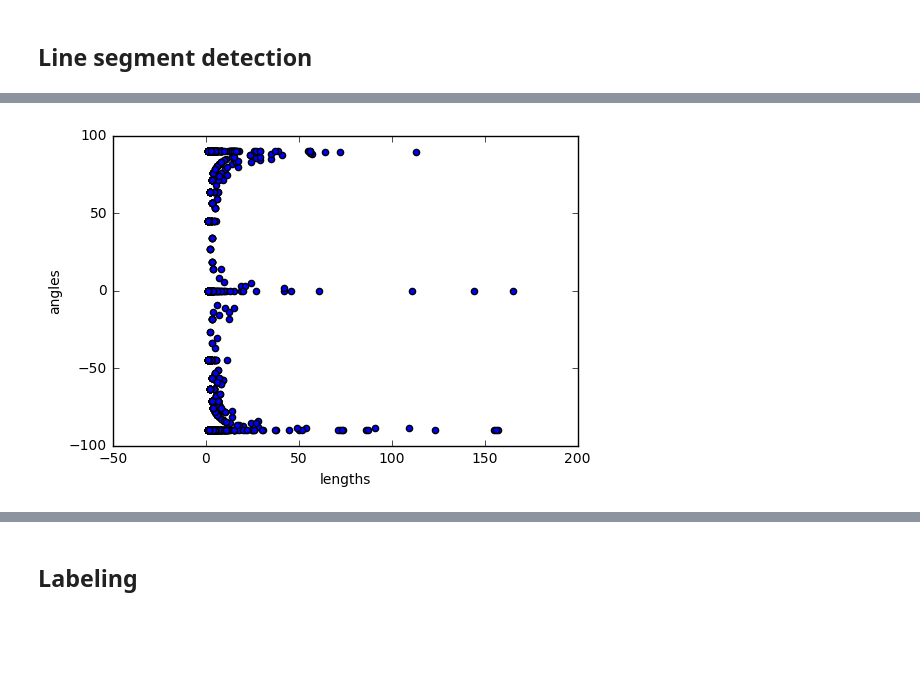
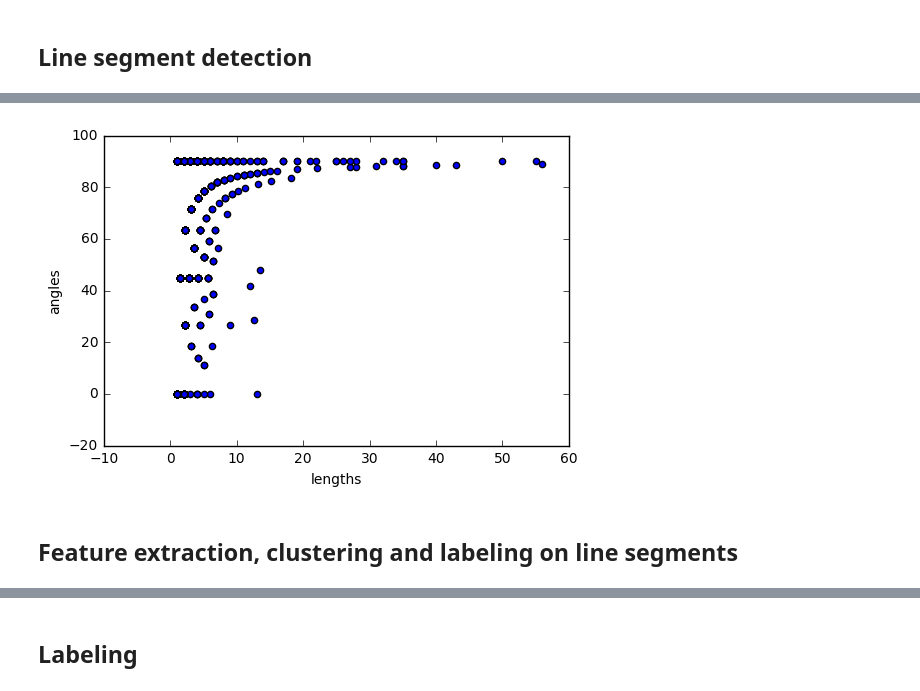
Before and after one commit to liu963/insight-project, a Jupyter notebook: pattern-recognition/PatternRecognition.ipynb, the cells around one changed output, grey strips where cells are left out. Drawn from its saved outputs; the diff is of its cells as text; code cells hidden in the pictures; blank space fills up the shorter version.

Commit message:
Implemented labeling and classification using line segments

```diff
--- a/pattern-recognition/PatternRecognition.ipynb
+++ b/pattern-recognition/PatternRecognition.ipynb
@@ -92,3 +98,17 @@ plt.show()
+# %%
+# Crop
+length = gray_raw.shape[0]
+width = gray_raw.shape[1]
+
+frac = 0.05
+x1 = int(frac*length)
+x2 = length - int(frac*length)
+y1 = int(frac*width)
+y2 = width - int(frac*width)
+
+cropped = gray_raw[x1:x2,y1:y2]
+
+gray_raw = cropped
 # %%
 # For plotting, Replace min with nans
 gray_nan = gray_norm.copy()
@@ -380,8 +400,11 @@ plt.show()
 # %%
 # This could be used to pick dominant angles given a threshold on line length
-plt.scatter(lengths_pr,thetas_pr)
+
+plt.scatter(lengths_pr,np.abs(thetas_pr))
 plt.xlabel('lengths')
 plt.ylabel('angles')
 plt.show()
 # %% [output]
-[figure, old version]
+[figure, new version]
+# %% [markdown]
+## Feature extraction, clustering and labeling on line segments
```
Also changed, not shown: parts of 39 cells of this notebook, 2 other files.
